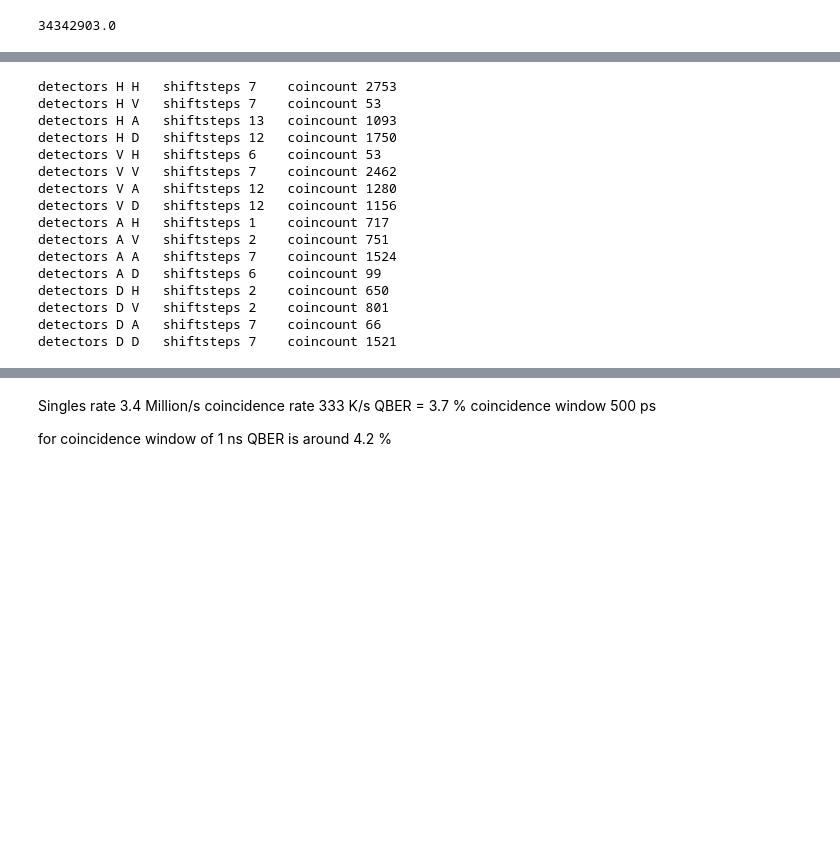
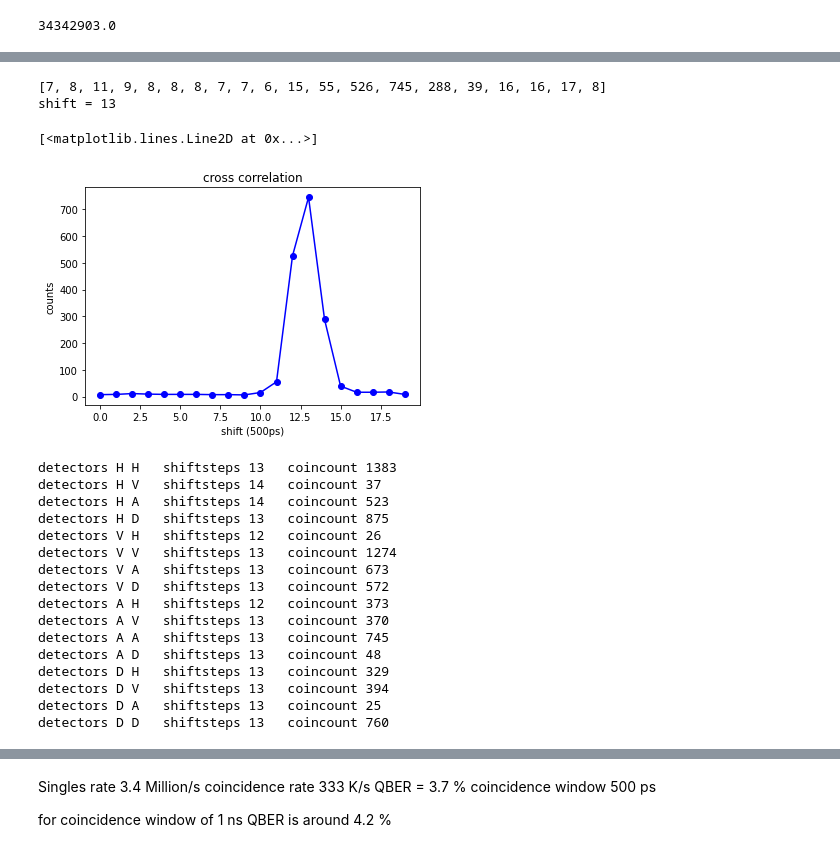
Before and after one commit to tanvirulz/qkd-table-top-v2, a Jupyter notebook: SwabianCoincidence.ipynb, the cells around one changed output, grey strips where cells are left out. Cells and saved outputs as stored; diff of their text form; code cells hidden in the pictures; blank space fills up the shorter version.

```diff
--- a/SwabianCoincidence.ipynb
+++ b/SwabianCoincidence.ipynb
@@ -221,7 +241,7 @@ def correct_timestamp(stamps,detectors,sH=0,sV=0,sA=0,sD=0):
     return cstamp
 # %%
 #correct alice HV delay missmatch add 500ps to alice's V
-astamps_corrected = correct_timestamp(astamps,achannel,sH=2*500,sV=4*500,sA=6*500+3*500,sD=3*500+3*500)
+astamps_corrected = correct_timestamp(astamps,achannel,sH=1*500,sV=3*500,sA=3*500,sD=0)
 # %%
 #h = g2_heisto(astamps_corrected, achannel,bstamps, bchannel, amd=H, bmd=H,cwindow=500,search_steps=30,search_direction=-1)
 #print (h)
@@ -229,4 +249,17 @@ astamps_corrected = correct_timestamp(astamps,achannel,sH=2*500,sV=4*500,sA=6*50
 # %%
 #correct Bob
 # add 7 To Bob's A basis
-bstamps_corrected = correct_timestamp(bstamps,bchannel,sH=0,sV=0,sA=0,sD=6*500)
+bstamps_corrected = correct_timestamp(bstamps,bchannel,sH=5*500,sV=5*500,sA=0,sD=6*500)
+# %%
+h = g2_heisto(astamps_corrected, achannel,bstamps_corrected, bchannel, amd=A ,bmd=A,cwindow=500,search_steps=20,search_direction=-1)
+print (h)
+print("shift =",h.index(max(h)))
+plt.title('cross correlation')
+plt.xlabel("shift (500ps)")
+plt.ylabel("counts")
+plt.plot(h,'-bo')
+# %% [output]
+[7, 8, 11, 9, 8, 8, 8, 7, 7, 6, 15, 55, 526, 745, 288, 39, 16, 16, 17, 8]
+shift = 13
+[<matplotlib.lines.Line2D at 0x...>]
+[figure, added]
@@ -233,22 +268,25 @@ bstamps_corrected = correct_timestamp(bstamps,bchannel,sH=0,sV=0,sA=0,sD=6*500)
 # %%
 for i in range (1,5):
     for j in range (1,5):
+
         h = g2_heisto(astamps_corrected, achannel,bstamps_corrected, bchannel, amd=i, bmd=j,cwindow=500,search_steps=20,search_direction=-1)
+        hh[str(i)+str(j)] = h
+
         print ("detectors", detectors[i],detectors[j],"\tshiftsteps",h.index(max(h)),"\tcoincount",max(h))
 # %% [output]
-detectors H H   shiftsteps 7    coincount 2753
-detectors H V   shiftsteps 7    coincount 53
-detectors H A   shiftsteps 13   coincount 1093
-detectors H D   shiftsteps 12   coincount 1750
-detectors V H   shiftsteps 6    coincount 53
-detectors V V   shiftsteps 7    coincount 2462
-detectors V A   shiftsteps 12   coincount 1280
-detectors V D   shiftsteps 12   coincount 1156
-detectors A H   shiftsteps 1    coincount 717
-detectors A V   shiftsteps 2    coincount 751
-detectors A A   shiftsteps 7    coincount 1524
-detectors A D   shiftsteps 6    coincount 99
-detectors D H   shiftsteps 2    coincount 650
-detectors D V   shiftsteps 2    coincount 801
-detectors D A   shiftsteps 7    coincount 66
-detectors D D   shiftsteps 7    coincount 1521
+detectors H H   shiftsteps 13   coincount 1383
+detectors H V   shiftsteps 14   coincount 37
+detectors H A   shiftsteps 14   coincount 523
+detectors H D   shiftsteps 13   coincount 875
+detectors V H   shiftsteps 12   coincount 26
+detectors V V   shiftsteps 13   coincount 1274
+detectors V A   shiftsteps 13   coincount 673
+detectors V D   shiftsteps 13   coincount 572
+detectors A H   shiftsteps 12   coincount 373
+detectors A V   shiftsteps 13   coincount 370
+detectors A A   shiftsteps 13   coincount 745
+detectors A D   shiftsteps 13   coincount 48
+detectors D H   shiftsteps 13   coincount 329
+detectors D V   shiftsteps 13   coincount 394
+detectors D A   shiftsteps 13   coincount 25
+detectors D D   shiftsteps 13   coincount 760
```
Also changed, not shown: parts of 34 cells of this notebook, 7 other files.
